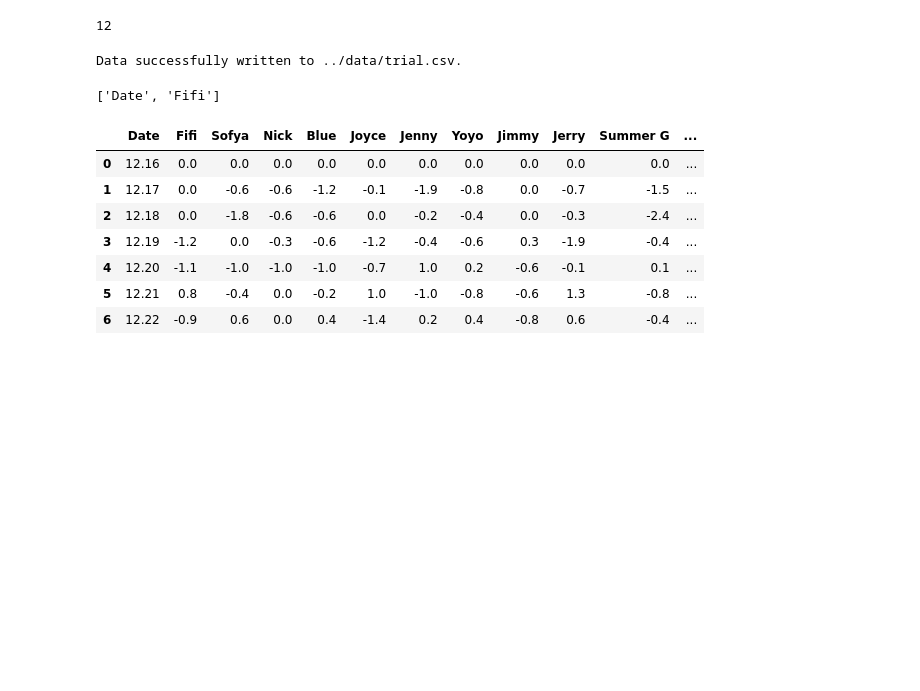
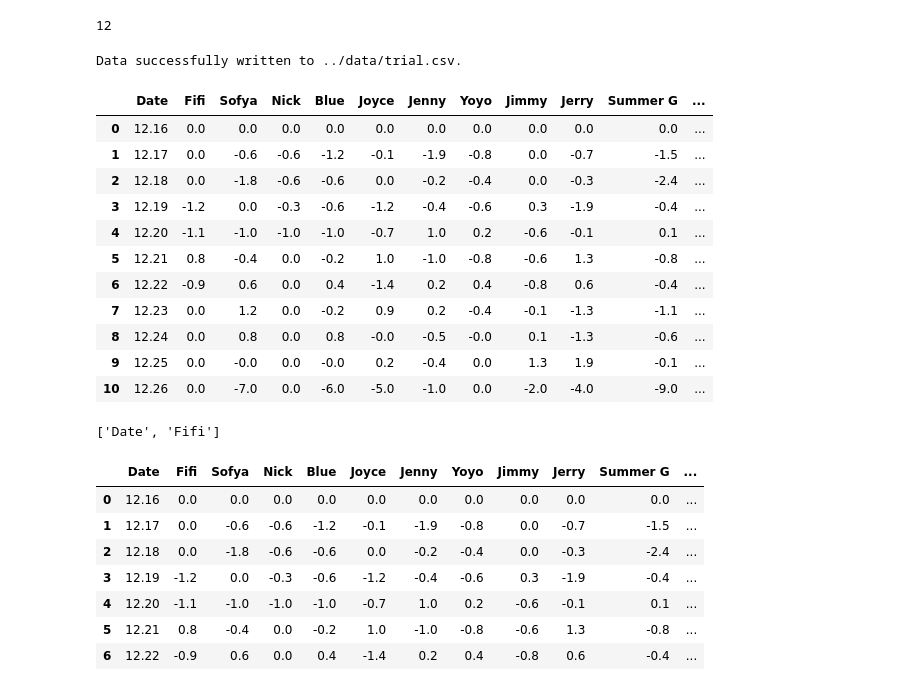
Before and after one commit to gderiddershanghai/weight-loss-tracker, a Jupyter notebook: Nbs/write_initial_data.ipynb, the cells around one changed output. Drawn from its saved outputs; the diff is of its cells as text; code cells hidden in the pictures; blank space fills up the shorter version.

```diff
--- a/Nbs/write_initial_data.ipynb
+++ b/Nbs/write_initial_data.ipynb
@@ -195,6 +244,20 @@ Data successfully written to ../data/trial.csv.
 # %%
 csv_file_path = '../data/trial.csv'
 df= pd.read_csv(csv_file_path)
+df
+# %% [output]
+|  | Date | Fifi | Sofya | Nick | Blue | Joyce | Jenny | Yoyo | Jimmy | Jerry | Summer G | ... |
+| 0 | 12.16 | 0.0 | 0.0 | 0.0 | 0.0 | 0.0 | 0.0 | 0.0 | 0.0 | 0.0 | 0.0 | ... |
+| 1 | 12.17 | 0.0 | -0.6 | -0.6 | -1.2 | -0.1 | -1.9 | -0.8 | 0.0 | -0.7 | -1.5 | ... |
+| 2 | 12.18 | 0.0 | -1.8 | -0.6 | -0.6 | 0.0 | -0.2 | -0.4 | 0.0 | -0.3 | -2.4 | ... |
+| 3 | 12.19 | -1.2 | 0.0 | -0.3 | -0.6 | -1.2 | -0.4 | -0.6 | 0.3 | -1.9 | -0.4 | ... |
+| 4 | 12.20 | -1.1 | -1.0 | -1.0 | -1.0 | -0.7 | 1.0 | 0.2 | -0.6 | -0.1 | 0.1 | ... |
+| 5 | 12.21 | 0.8 | -0.4 | 0.0 | -0.2 | 1.0 | -1.0 | -0.8 | -0.6 | 1.3 | -0.8 | ... |
+| 6 | 12.22 | -0.9 | 0.6 | 0.0 | 0.4 | -1.4 | 0.2 | 0.4 | -0.8 | 0.6 | -0.4 | ... |
+| 7 | 12.23 | 0.0 | 1.2 | 0.0 | -0.2 | 0.9 | 0.2 | -0.4 | -0.1 | -1.3 | -1.1 | ... |
+| 8 | 12.24 | 0.0 | 0.8 | 0.0 | 0.8 | -0.0 | -0.5 | -0.0 | 0.1 | -1.3 | -0.6 | ... |
+| 9 | 12.25 | 0.0 | -0.0 | 0.0 | -0.0 | 0.2 | -0.4 | 0.0 | 1.3 | 1.9 | -0.1 | ... |
+| 10 | 12.26 | 0.0 | -7.0 | 0.0 | -6.0 | -5.0 | -1.0 | 0.0 | -2.0 | -4.0 | -9.0 | ... |
 # %%
 data = {
     "Date": ["12.17", "12.18", "12.19", "12.20", "12.21", "12.22"], #12.24
```
Also changed, not shown: parts of 3 cells of this notebook, 7 other files.
